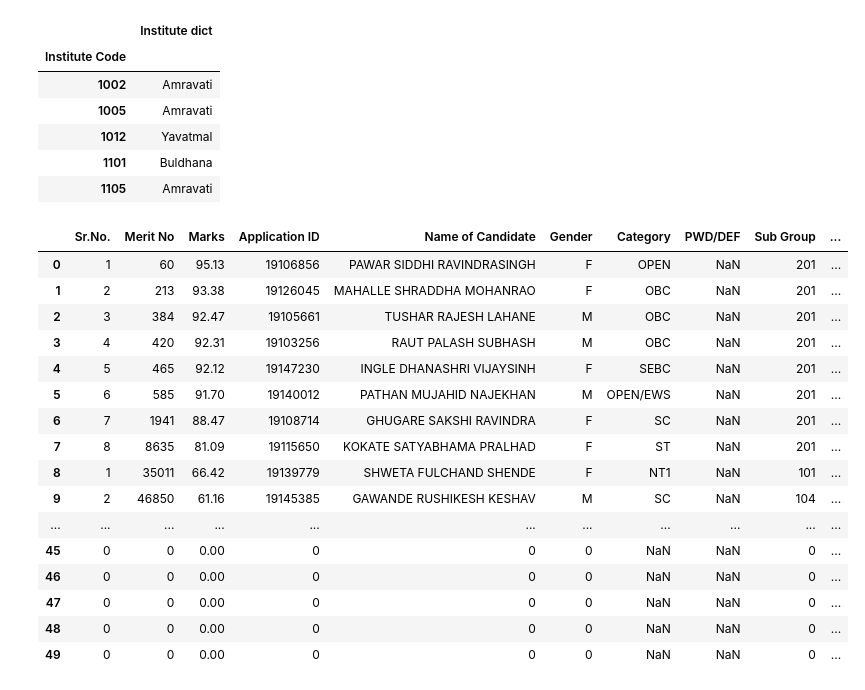
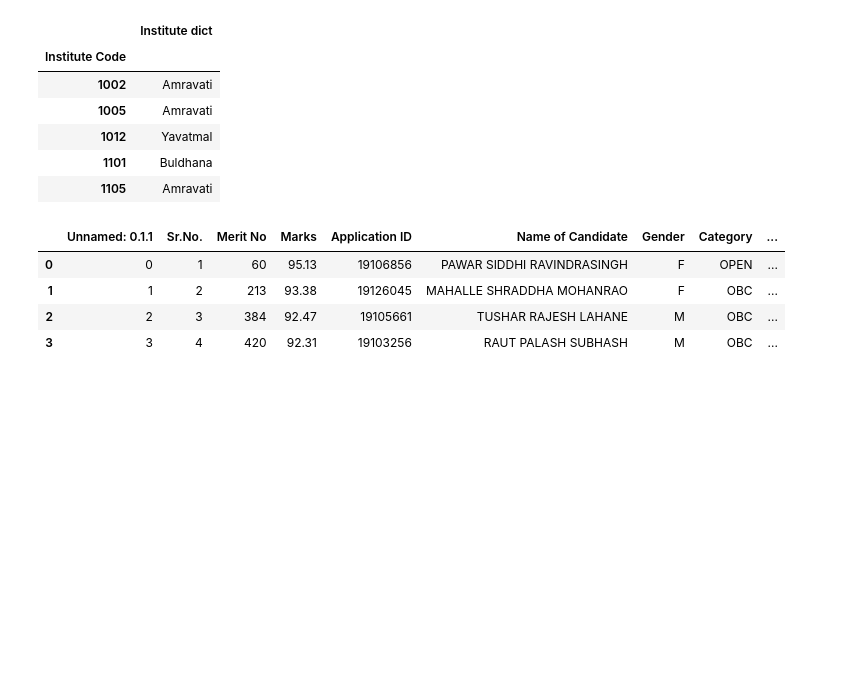
Before and after one commit to a2aniket/DTE-Admission, a Jupyter notebook: notebook/data preprocessing/Data Cleaning.ipynb, the cells around one changed output. Cells and saved outputs as stored; diff of their text form; code cells hidden in the pictures; blank space fills up the shorter version.

```diff
--- a/notebook/data preprocessing/Data Cleaning.ipynb
+++ b/notebook/data preprocessing/Data Cleaning.ipynb
@@ -4,6 +4,6 @@
 import pandas as pd
 import numpy as np
 # %%
-dataframe=pd.read_csv("../../data/raw/cap-1 student info.csv")
+dataframe=pd.read_csv("../../data/raw/cap-3 student info.csv")
 dataframe.head()
 # %% [output]
@@ -95,3 +95,14 @@ array([''], dtype=object)
+# %%
+seat_conformation=({
+    '^':1,
+    '#':2,
+    '*':3,
+    '*-':3,
+    '&':4,
+    '&-':4,
+    '@':5,
+})
+dataframe["Seat conformation id"]=dataframe["Seat conformation"].map(seat_conformation)
 # %%
 dataframe["Seat Type"].unique()
 # %% [output]
@@ -290,23 +305,11 @@ city=city.to_dict()
 city=city["Institute dict"]
 dataframe["Institute dict"]=dataframe["college_code"].map(city)
 # %%
-dataframe.head(50)
+dataframe.head(4)
 # %% [output]
-|  | Sr.No. | Merit No | Marks | Application ID | Name of Candidate | Gender | Category | PWD/DEF | Sub Group | ... |
-| 0 | 1 | 60 | 95.13 | 19106856 | PAWAR SIDDHI RAVINDRASINGH | F | OPEN | NaN | 201 | ... |
-| 1 | 2 | 213 | 93.38 | 19126045 | MAHALLE SHRADDHA MOHANRAO | F | OBC | NaN | 201 | ... |
-| 2 | 3 | 384 | 92.47 | 19105661 | TUSHAR RAJESH LAHANE | M | OBC | NaN | 201 | ... |
-| 3 | 4 | 420 | 92.31 | 19103256 | RAUT PALASH SUBHASH | M | OBC | NaN | 201 | ... |
-| 4 | 5 | 465 | 92.12 | 19147230 | INGLE DHANASHRI VIJAYSINH | F | SEBC | NaN | 201 | ... |
-| 5 | 6 | 585 | 91.70 | 19140012 | PATHAN MUJAHID NAJEKHAN | M | OPEN/EWS | NaN | 201 | ... |
-| 6 | 7 | 1941 | 88.47 | 19108714 | GHUGARE SAKSHI RAVINDRA | F | SC | NaN | 201 | ... |
-| 7 | 8 | 8635 | 81.09 | 19115650 | KOKATE SATYABHAMA PRALHAD | F | ST | NaN | 201 | ... |
-| 8 | 1 | 35011 | 66.42 | 19139779 | SHWETA FULCHAND SHENDE | F | NT1 | NaN | 101 | ... |
-| 9 | 2 | 46850 | 61.16 | 19145385 | GAWANDE RUSHIKESH KESHAV | M | SC | NaN | 104 | ... |
-| ... | ... | ... | ... | ... | ... | ... | ... | ... | ... | ... |
-| 45 | 0 | 0 | 0.00 | 0 | 0 | 0 | NaN | NaN | 0 | ... |
-| 46 | 0 | 0 | 0.00 | 0 | 0 | 0 | NaN | NaN | 0 | ... |
-| 47 | 0 | 0 | 0.00 | 0 | 0 | 0 | NaN | NaN | 0 | ... |
-| 48 | 0 | 0 | 0.00 | 0 | 0 | 0 | NaN | NaN | 0 | ... |
-| 49 | 0 | 0 | 0.00 | 0 | 0 | 0 | NaN | NaN | 0 | ... |
+|  | Unnamed: 0.1.1 | Sr.No. | Merit No | Marks | Application ID | Name of Candidate | Gender | Category | ... |
+| 0 | 0 | 1 | 60 | 95.13 | 19106856 | PAWAR SIDDHI RAVINDRASINGH | F | OPEN | ... |
+| 1 | 1 | 2 | 213 | 93.38 | 19126045 | MAHALLE SHRADDHA MOHANRAO | F | OBC | ... |
+| 2 | 2 | 3 | 384 | 92.47 | 19105661 | TUSHAR RAJESH LAHANE | M | OBC | ... |
+| 3 | 3 | 4 | 420 | 92.31 | 19103256 | RAUT PALASH SUBHASH | M | OBC | ... |
 # %%
```
Also changed, not shown: parts of 15 cells of this notebook, 3 other files.
